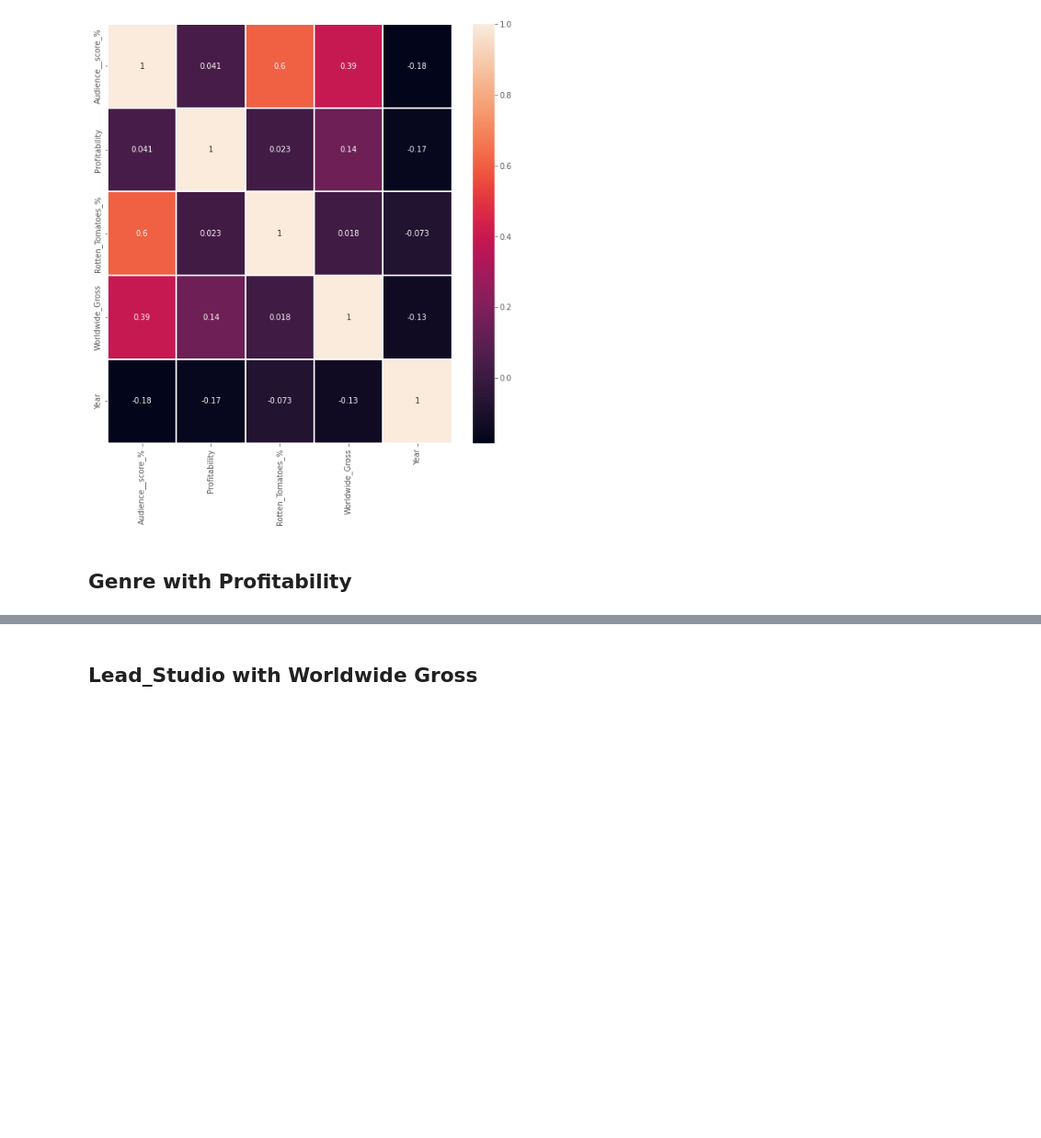
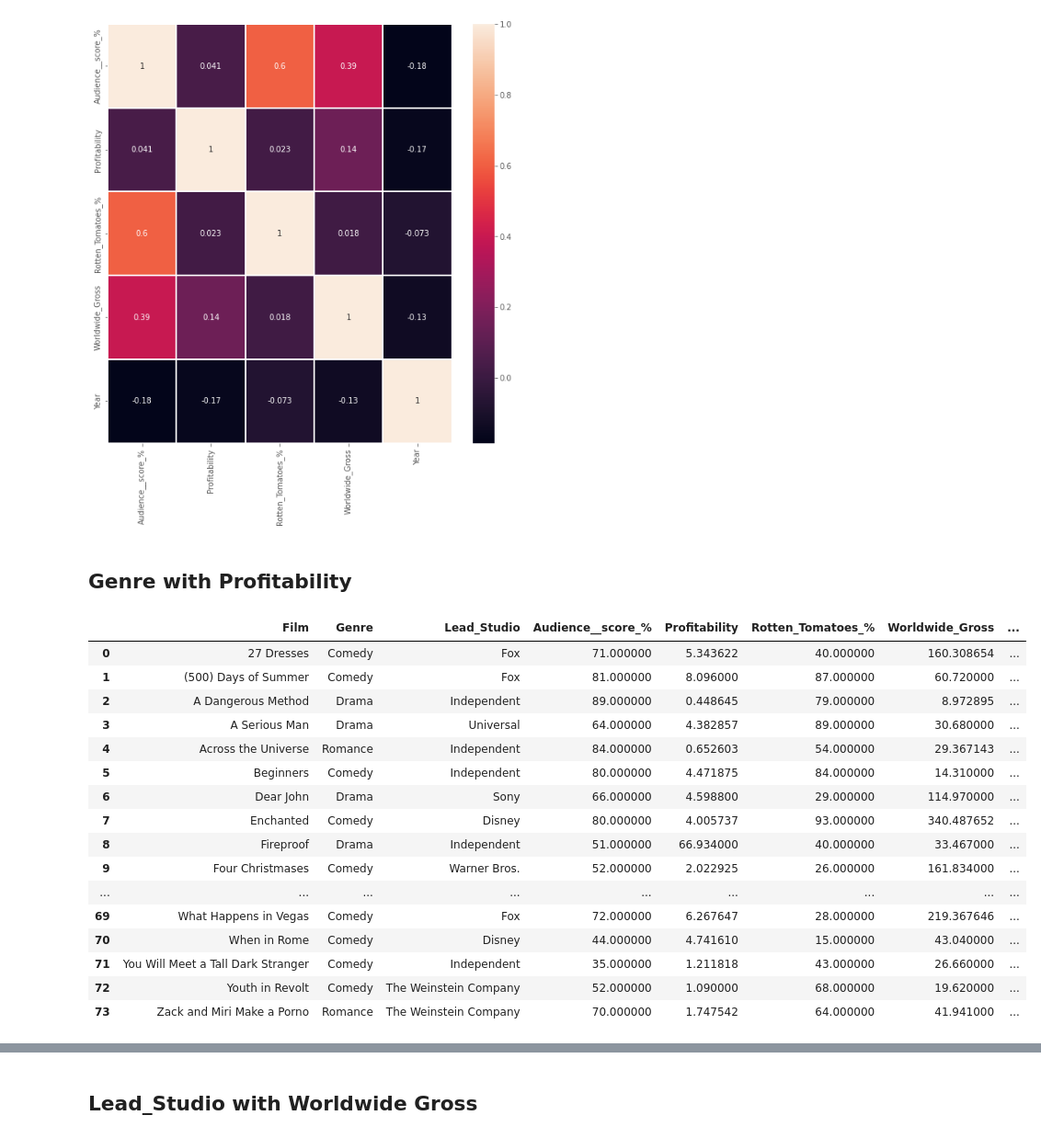
Before and after one commit to MarsSeo/kaggle, a Jupyter notebook: simple-visualization-with-animation-hollywood-data.ipynb, the cells around one changed output, grey strips where cells are left out. Shown at 92% size. Saved outputs shown, nothing was run; the diff lists cells and outputs as text; code cells hidden in the pictures; blank space fills up the shorter version.

```diff
--- a/simple-visualization-with-animation-hollywood-data.ipynb
+++ b/simple-visualization-with-animation-hollywood-data.ipynb
@@ -133,5 +133,26 @@ sns.heatmap(stories.corr(), annot=True, linewidths=.3)
 [figure]
 # %% [markdown]
 ## Genre with Profitability
+# %%
+pd.set_option('display.max_rows',None)
+stories
+# %% [output]
+|  | Film | Genre | Lead_Studio | Audience__score_% | Profitability | Rotten_Tomatoes_% | Worldwide_Gross | ... |
+| 0 | 27 Dresses | Comedy | Fox | 71.000000 | 5.343622 | 40.000000 | 160.308654 | ... |
+| 1 | (500) Days of Summer | Comedy | Fox | 81.000000 | 8.096000 | 87.000000 | 60.720000 | ... |
+| 2 | A Dangerous Method | Drama | Independent | 89.000000 | 0.448645 | 79.000000 | 8.972895 | ... |
+| 3 | A Serious Man | Drama | Universal | 64.000000 | 4.382857 | 89.000000 | 30.680000 | ... |
+| 4 | Across the Universe | Romance | Independent | 84.000000 | 0.652603 | 54.000000 | 29.367143 | ... |
+| 5 | Beginners | Comedy | Independent | 80.000000 | 4.471875 | 84.000000 | 14.310000 | ... |
+| 6 | Dear John | Drama | Sony | 66.000000 | 4.598800 | 29.000000 | 114.970000 | ... |
+| 7 | Enchanted | Comedy | Disney | 80.000000 | 4.005737 | 93.000000 | 340.487652 | ... |
+| 8 | Fireproof | Drama | Independent | 51.000000 | 66.934000 | 40.000000 | 33.467000 | ... |
+| 9 | Four Christmases | Comedy | Warner Bros. | 52.000000 | 2.022925 | 26.000000 | 161.834000 | ... |
+| ... | ... | ... | ... | ... | ... | ... | ... | ... |
+| 69 | What Happens in Vegas | Comedy | Fox | 72.000000 | 6.267647 | 28.000000 | 219.367646 | ... |
+| 70 | When in Rome | Comedy | Disney | 44.000000 | 4.741610 | 15.000000 | 43.040000 | ... |
+| 71 | You Will Meet a Tall Dark Stranger | Comedy | Independent | 35.000000 | 1.211818 | 43.000000 | 26.660000 | ... |
+| 72 | Youth in Revolt | Comedy | The Weinstein Company | 52.000000 | 1.090000 | 68.000000 | 19.620000 | ... |
+| 73 | Zack and Miri Make a Porno | Romance | The Weinstein Company | 70.000000 | 1.747542 | 64.000000 | 41.941000 | ... |
 # %%
 genre = stories.groupby('Genre').mean().Profitability
```
Also changed, not shown: parts of 5 cells of this notebook.
